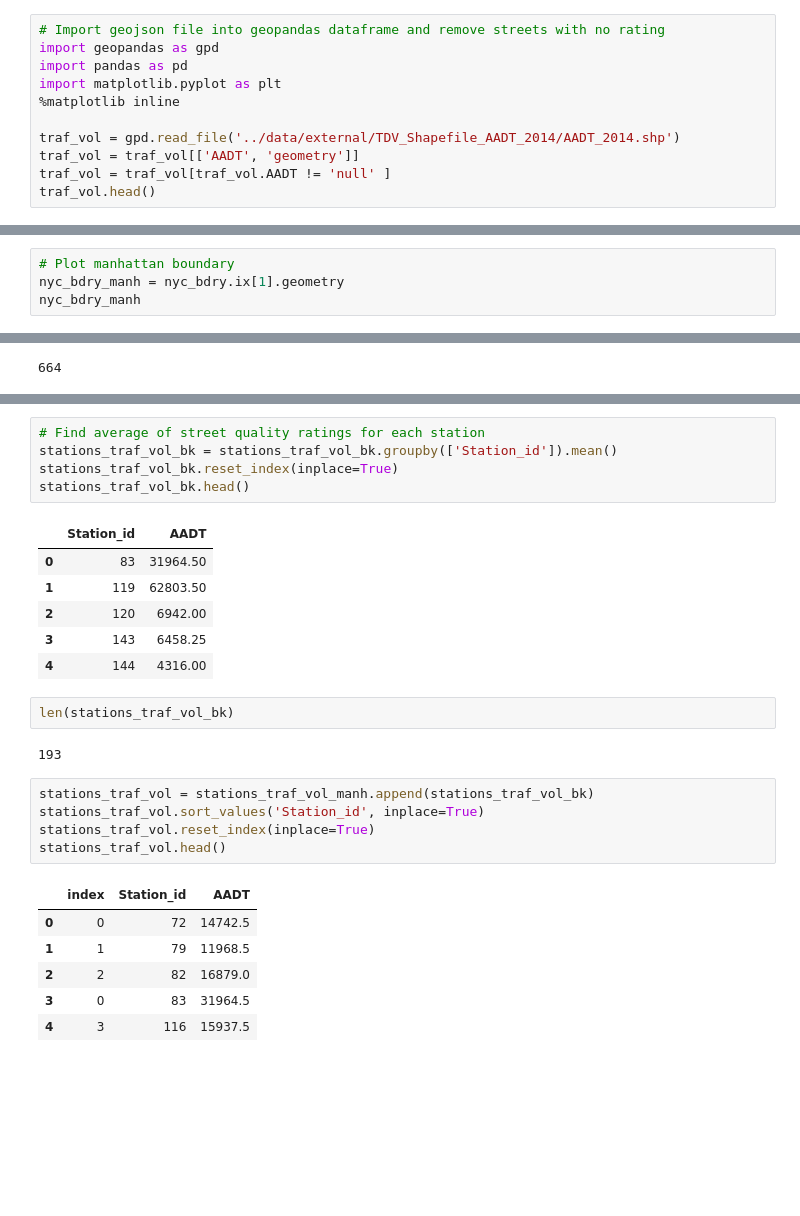
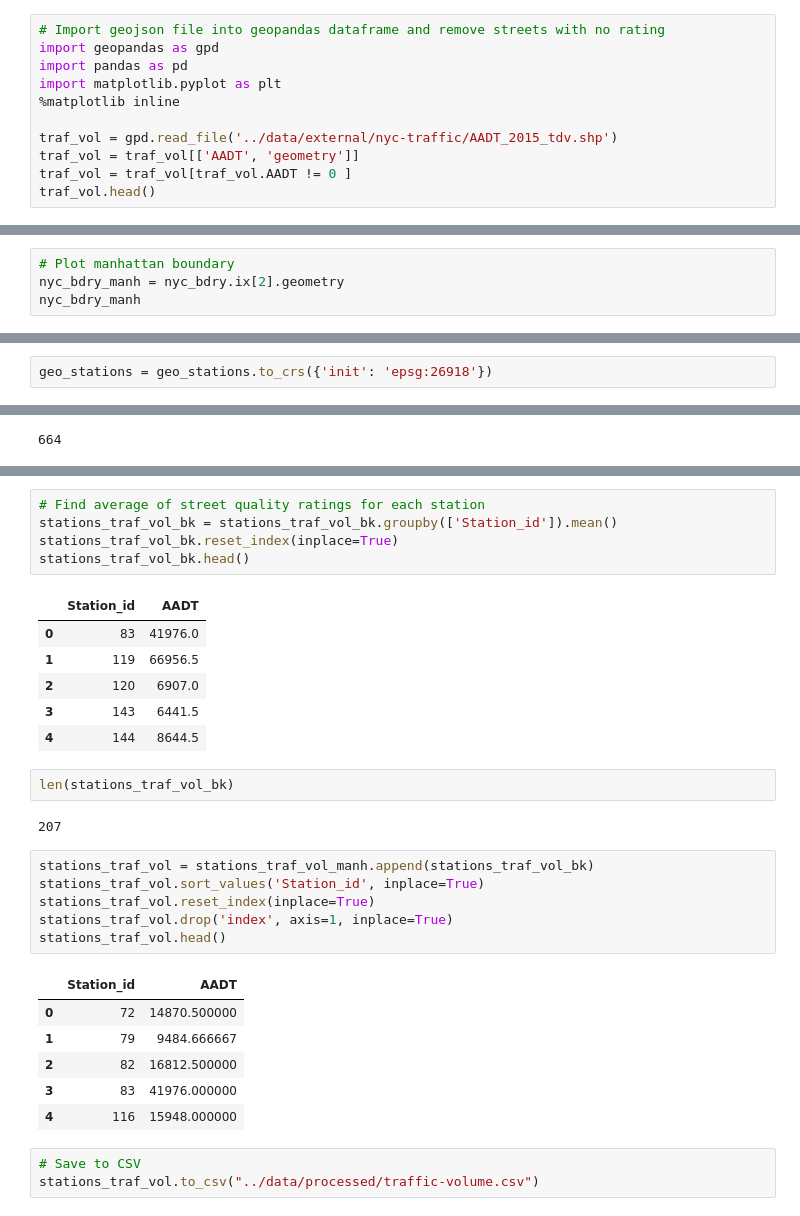
Before and after one commit to CUSP2017/citibike-publicspace, a Jupyter notebook: notebooks/1.1-df-clean-merge-trafficvol.ipynb, the cells around one changed output, grey strips where cells are left out. Drawn from its saved outputs; the diff is of its cells as text; blank space fills up the shorter version.

Commit message:
update path for traffic volume

```diff
--- a/notebooks/1.1-df-clean-merge-trafficvol.ipynb
+++ b/notebooks/1.1-df-clean-merge-trafficvol.ipynb
@@ -5,8 +5,8 @@ import pandas as pd
 import matplotlib.pyplot as plt
 %matplotlib inline
 
-traf_vol = gpd.read_file('../data/external/TDV_Shapefile_AADT_2014/AADT_2014.shp')
+traf_vol = gpd.read_file('../data/external/nyc-traffic/AADT_2015_tdv.shp')
 traf_vol = traf_vol[['AADT', 'geometry']]
-traf_vol = traf_vol[traf_vol.AADT != 'null' ]
+traf_vol = traf_vol[traf_vol.AADT != 0 ]
 traf_vol.head()
 # %% [output]
@@ -34,7 +41,7 @@ nyc_bdry.plot()
 [figure]
 # %%
 # Plot manhattan boundary
-nyc_bdry_manh = nyc_bdry.ix[1].geometry
+nyc_bdry_manh = nyc_bdry.ix[2].geometry
 nyc_bdry_manh
 # %% [output]
 <shapely.geometry.multipolygon.MultiPolygon at 0x...>
@@ -84,3 +91,5 @@ geo_stations.head()
 | 2 | 82 | St James Pl & Pearl St | St James Pl & Pearl St | 40.711174 | -74.000165 | POLYGON ((-73.99966544999999 40.7... |
 | 3 | 83 | Atlantic Ave & Fort Greene Pl | Atlantic Ave & Fort Greene Pl | 40.683826 | -73.976323 | POLYGON ((-73.97582328 40.6838260... |
 | 4 | 116 | W 17 St & 8 Ave | W 17 St & 8 Ave | 40.741776 | -74.001497 | POLYGON ((-74.00099745999999 40.7... |
+# %%
+geo_stations = geo_stations.to_crs({'init': 'epsg:26918'})
@@ -149,24 +162,28 @@ stations_traf_vol_bk.reset_index(inplace=True)
 stations_traf_vol_bk.head()
 # %% [output]
 |  | Station_id | AADT |
-| 0 | 83 | 31964.50 |
-| 1 | 119 | 62803.50 |
-| 2 | 120 | 6942.00 |
-| 3 | 143 | 6458.25 |
-| 4 | 144 | 4316.00 |
+| 0 | 83 | 41976.0 |
+| 1 | 119 | 66956.5 |
+| 2 | 120 | 6907.0 |
+| 3 | 143 | 6441.5 |
+| 4 | 144 | 8644.5 |
 # %%
 len(stations_traf_vol_bk)
 # %% [output]
-193
+207
 # %%
 stations_traf_vol = stations_traf_vol_manh.append(stations_traf_vol_bk)
 stations_traf_vol.sort_values('Station_id', inplace=True)
 stations_traf_vol.reset_index(inplace=True)
+stations_traf_vol.drop('index', axis=1, inplace=True)
 stations_traf_vol.head()
 # %% [output]
-|  | index | Station_id | AADT |
-| 0 | 0 | 72 | 14742.5 |
-| 1 | 1 | 79 | 11968.5 |
-| 2 | 2 | 82 | 16879.0 |
-| 3 | 0 | 83 | 31964.5 |
-| 4 | 3 | 116 | 15937.5 |
+|  | Station_id | AADT |
+| 0 | 72 | 14870.500000 |
+| 1 | 79 | 9484.666667 |
+| 2 | 82 | 16812.500000 |
+| 3 | 83 | 41976.000000 |
+| 4 | 116 | 15948.000000 |
+# %%
+# Save to CSV
+stations_traf_vol.to_csv("../data/processed/traffic-volume.csv")
```
Also changed, not shown: parts of 10 cells of this notebook, 3 other files.
